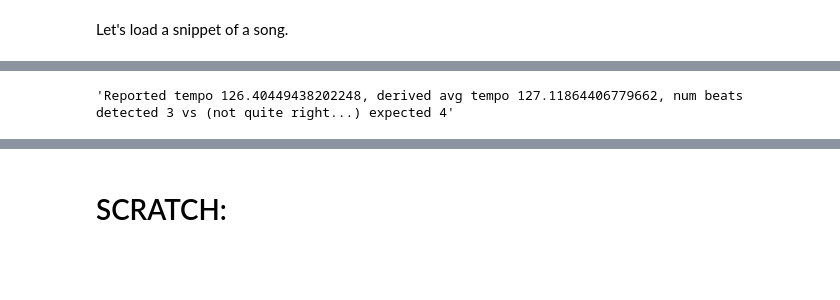
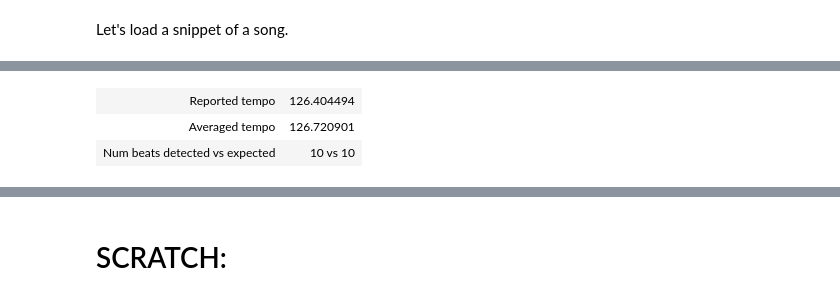
Before and after one commit to JohnnyMarnell/iqe, a Jupyter notebook: src/audio-tooling/jupyter/tempo.ipynb, the cells around one changed output, grey strips where cells are left out. Saved outputs shown, nothing was run; the diff lists cells and outputs as text; code cells hidden in the pictures; blank space fills up the shorter version.

```diff
--- a/src/audio-tooling/jupyter/tempo.ipynb
+++ b/src/audio-tooling/jupyter/tempo.ipynb
@@ -56,40 +61,48 @@ Also note, depending on the number of detected beat events is often lower than e
 # %%
 HOP_LENGTH = 256
-onset_env = librosa.onset.onset_strength_multi(y=y, sr=sr,
-                                         hop_length=HOP_LENGTH,
-                                         aggregate=np.median, # default is mean
-                                         lag=1, # default, unit? "time lag for computing differences"
-                                         max_size=1, # default, do not filter freq bins
-                                         detrend=False, # default, do not "filter onset strength to remove DC component"
-                                         center=True, # Centered frame analysis in STFT, by hop length
-                                         )
-onset_env = onset_env[..., 0, :]
-# HOP_LENGTH = 512
-# onset_env = librosa.onset.onset_strength(y=y, sr=sr,
-#                                          # hop_length=HOP_LENGTH,
-#                                          aggregate=np.median, # default is mean
-#                                          lag=1, # default, unit? "time lag for computing differences"
-#                                          max_size=1, # default, do not filter freq bins
-#                                          detrend=False, # default, do not "filter onset strength to remove DC component"
-#                                          center=True, # Centered frame analysis in STFT, by hop length
-#                                          )
 
-reported_tempo, beats = librosa.beat.beat_track(onset_envelope=onset_env, sr=sr, units='time',
-                                                hop_length=HOP_LENGTH,
-                                                tightness=1000, # yikers island, what does this do... good? 800 1000, bad 400 600 1600
-                                        # start_bpm=126,
-                                    #    trim=False,
-                                       )
-derived_tempo = 60 / np.average(np.diff(beats))
-ipd.display(('Reported tempo {}, derived avg tempo {}, '
-        + 'num beats detected {} vs (not quite right...) expected {}').format(
-    reported_tempo, derived_tempo, len(beats), math.floor(KNOWN_TEMPO * LEN / 60.0)))
-# ipd.display(beats)
-# ipd.display(np.diff(beats))
+def predict_beats(y, sr):
+    predict_env = librosa.onset.onset_strength_multi
+    onset_env = predict_env(y=y, sr=sr,
+                            hop_length=HOP_LENGTH,
+                            aggregate=np.median, # default is mean
+                            lag=1, # default, unit? "time lag for computing differences"
+                            max_size=1, # default, do not filter freq bins
+                            detrend=False, # default, do not "filter onset strength to remove DC component"
+                            center=True, # Centered frame analysis in STFT, by hop length
+                           )
+    onset_env = onset_env[..., 0, :]
+    # HOP_LENGTH = 512
+    # predict_env = librosa.onset.onset_strength
+    # onset_env = predict_env(y=y, sr=sr,
+    #                         # hop_length=HOP_LENGTH,
+    #                         aggregate=np.median, # default is mean
+    #                         lag=1, # default, unit? "time lag for computing differences"
+    #                         max_size=1, # default, do not filter freq bins
+    #                         detrend=False, # default, do not "filter onset strength to remove DC component"
+    #                         center=True, # Centered frame analysis in STFT, by hop length
+    #                         )
+
+    predict_beats = librosa.beat.beat_track
+    return predict_beats(onset_envelope=onset_env, sr=sr, units='time',
+                         hop_length=HOP_LENGTH,
+                         tightness=1000, # yikers island, what does this do... good? 800 1000, bad 400 600 1600
+                         # start_bpm=126,
+                         #    trim=False,
+                         )
+
+reported_tempo, beats = predict_beats(y, sr)
+
+expected_beats = math.floor(test_case['known_tempo'] * test_case['len'] / 60.0)
+ipd.display(pd.DataFrame([
+    ['Reported tempo', reported_tempo],
+    ['Averaged tempo', 60 / np.average(np.diff(beats))],
+    ['Num beats detected vs expected', f"{len(beats)} vs {expected_beats}"],
+]).style.hide(axis="columns").hide())
 
 click_track = librosa.clicks(times=beats, sr=sr, length=len(y))
 ipd.Audio(y + click_track, rate=sr)
-
-tempo = derived_tempo
 # %% [output]
-'Reported tempo 126.40449438202248, derived avg tempo 127.11864406779662, num beats detected 3 vs (not quite right...) expected 4'
+| Reported tempo | 126.404494 |
+| Averaged tempo | 126.720901 |
+| Num beats detected vs expected | 10 vs 10 |
```
Also changed, not shown: parts of 18 cells of this notebook.
